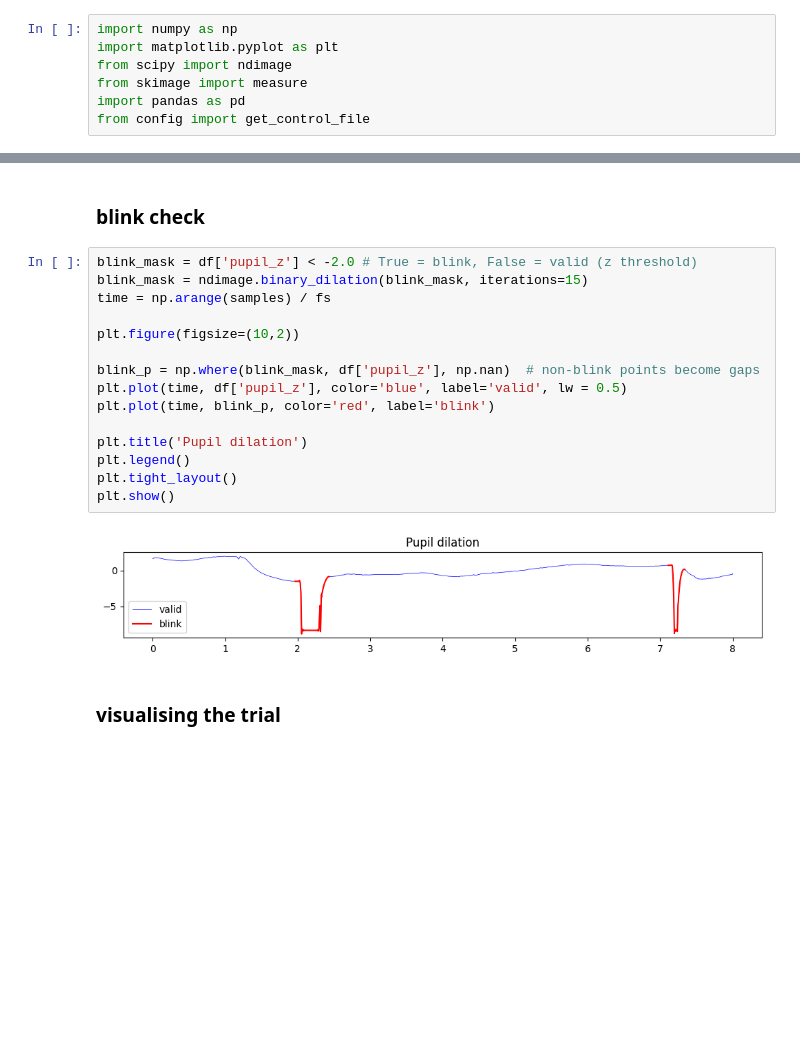
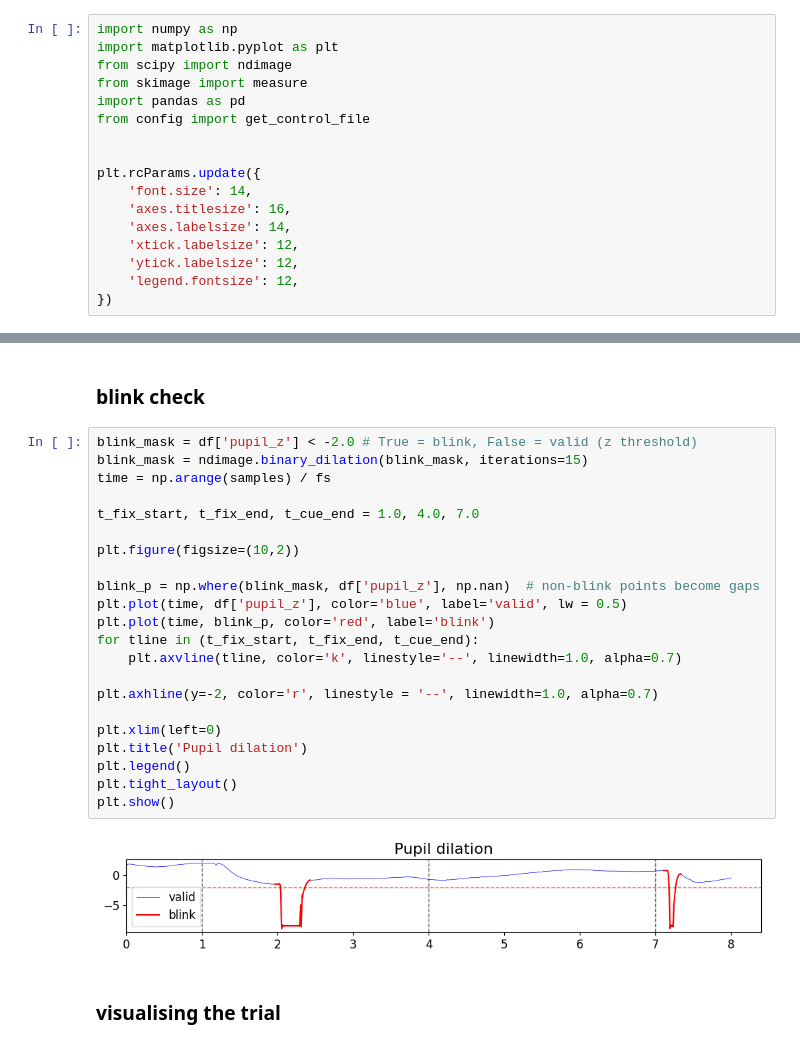
Before and after one commit to anjisuri/lab-project, a Jupyter notebook: blinks.ipynb, the cells around one changed output, grey strips where cells are left out. Drawn from its saved outputs; the diff is of its cells as text; blank space fills up the shorter version.

Commit message:
updating blink detection figures

```diff
--- a/blinks.ipynb
+++ b/blinks.ipynb
@@ -7,6 +7,16 @@ from scipy import ndimage
 from skimage import measure
 import pandas as pd
 from config import get_control_file
+
+
+plt.rcParams.update({
+    'font.size': 14,
+    'axes.titlesize': 16,
+    'axes.labelsize': 14,
+    'xtick.labelsize': 12,
+    'ytick.labelsize': 12,
+    'legend.fontsize': 12,
+})
 # %% [markdown]
 ### array to df
 # %%
@@ -71,20 +81,27 @@ plt.show()
 # %%
 blink_mask = df['pupil_z'] < -2.0 # True = blink, False = valid (z threshold)
 blink_mask = ndimage.binary_dilation(blink_mask, iterations=15)
 time = np.arange(samples) / fs
+
+t_fix_start, t_fix_end, t_cue_end = 1.0, 4.0, 7.0
 
 plt.figure(figsize=(10,2))
 
 blink_p = np.where(blink_mask, df['pupil_z'], np.nan)  # non-blink points become gaps
 plt.plot(time, df['pupil_z'], color='blue', label='valid', lw = 0.5)
 plt.plot(time, blink_p, color='red', label='blink')
+for tline in (t_fix_start, t_fix_end, t_cue_end):
+    plt.axvline(tline, color='k', linestyle='--', linewidth=1.0, alpha=0.7)
 
+plt.axhline(y=-2, color='r', linestyle = '--', linewidth=1.0, alpha=0.7)
+
+plt.xlim(left=0)
 plt.title('Pupil dilation')
 plt.legend()
 plt.tight_layout()
 plt.show()
 # %% [output]
-[figure, old version]
+[figure, new version]
 # %% [markdown]
 ### visualising the trial
 # %%
```
Also changed, not shown: parts of 4 cells of this notebook.
